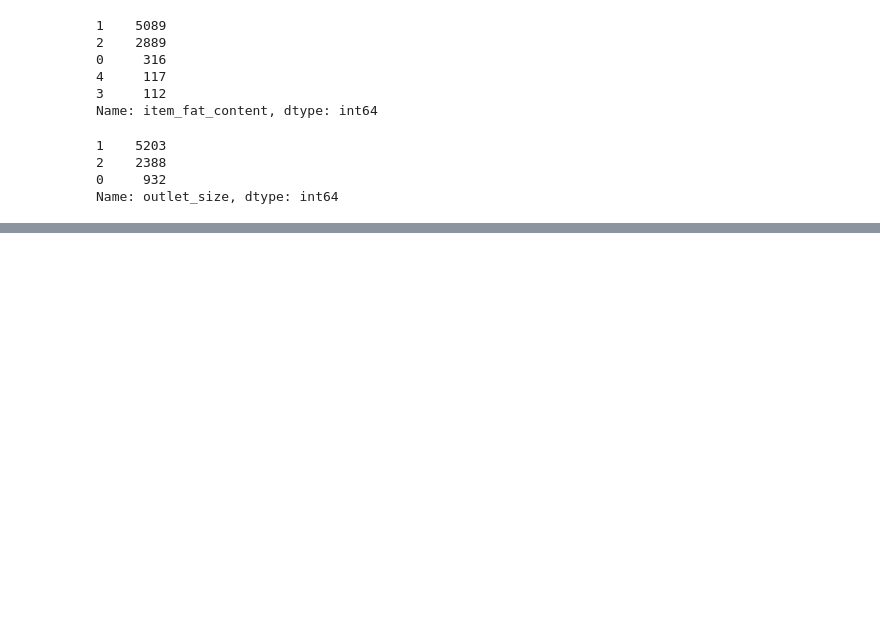
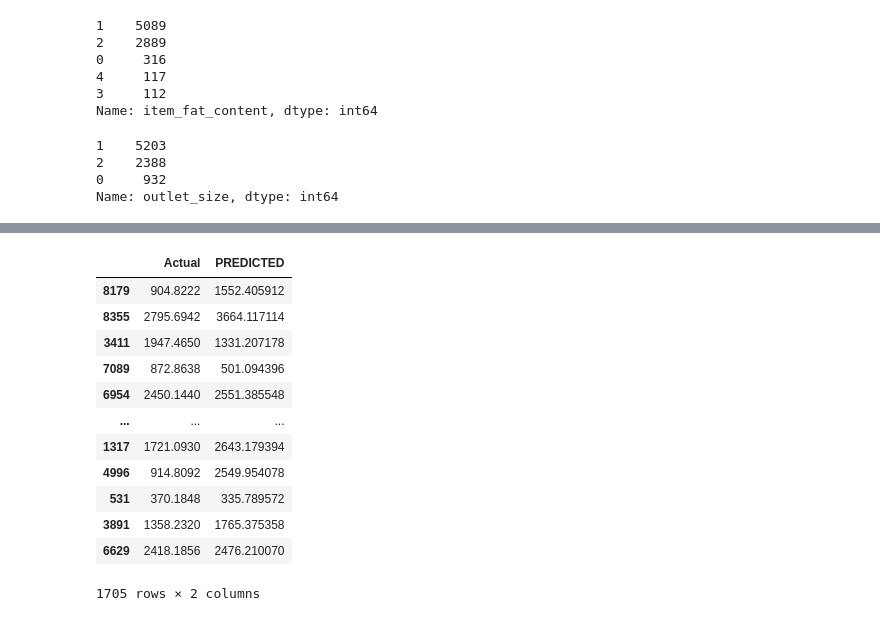
Before and after one commit to ayeshafirdose31/BigMart-Sales-Prediction, a Jupyter notebook: BigMartSales.ipynb, the cells around one changed output, grey strips where cells are left out. Saved outputs shown, nothing was run; the diff lists cells and outputs as text; code cells hidden in the pictures; blank space fills up the shorter version.

```diff
--- a/BigMartSales.ipynb
+++ b/BigMartSales.ipynb
@@ -325,0 +476,2 @@ Name: outlet_size, dtype: int64
+# %%
+y_pred=rf.predict(X_test)
@@ -325,0 +482,18 @@ Name: outlet_size, dtype: int64
+# %%
+df=pd.DataFrame({"Actual":Y_test,"PREDICTED":y_pred})
+# %%
+df
+# %% [output]
+|  | Actual | PREDICTED |
+| 8179 | 904.8222 | 1552.405912 |
+| 8355 | 2795.6942 | 3664.117114 |
+| 3411 | 1947.4650 | 1331.207178 |
+| 7089 | 872.8638 | 501.094396 |
+| 6954 | 2450.1440 | 2551.385548 |
+| ... | ... | ... |
+| 1317 | 1721.0930 | 2643.179394 |
+| 4996 | 914.8092 | 2549.954078 |
+| 531 | 370.1848 | 335.789572 |
+| 3891 | 1358.2320 | 1765.375358 |
+| 6629 | 2418.1856 | 2476.210070 |
+1705 rows × 2 columns
```
Also changed, not shown: parts of 27 cells of this notebook.
